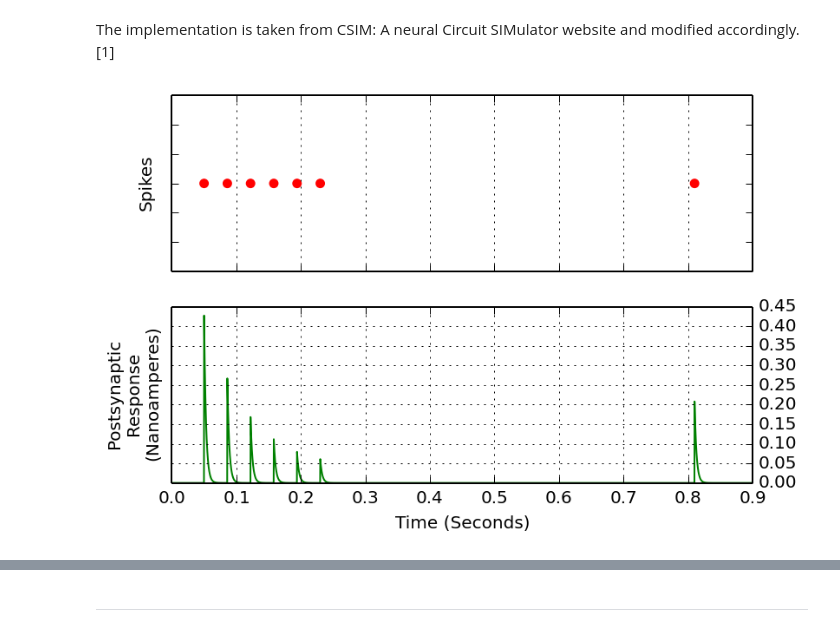
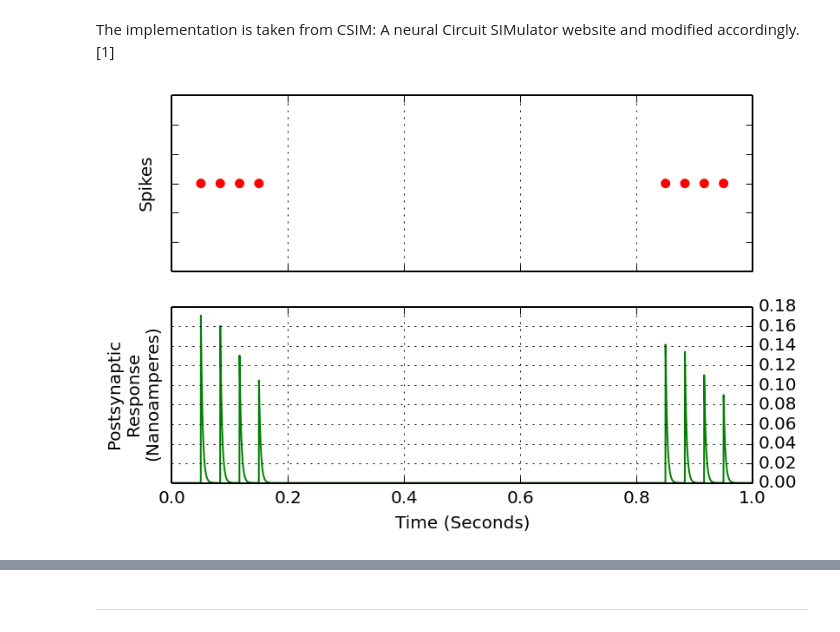
Before and after one commit to ekaakurniawan/3nb, a Jupyter notebook: DynamicSpikingSynapse.ipynb, the cells around one changed output, grey strips where cells are left out. Drawn from its saved outputs; the diff is of its cells as text; code cells hidden in the pictures.

```diff
--- a/DynamicSpikingSynapse.ipynb
+++ b/DynamicSpikingSynapse.ipynb
@@ -182,31 +182,32 @@ class DynamicSpikingSynapse(SpikingSynapse):
         self.lastSpike = simulationTime
 # %%
 dt = 2e-4
-Tsim = 0.900
+Tsim = 1.0
 nSteps = int((Tsim / dt) + 0.5)
 
-spikes = [0.050, 0.086, 0.122, 0.158, 0.194, 0.230, \
-          0.810]
+spikes = np.hstack((np.linspace(0.05, 0.15, 4), \
+                    np.linspace(0.85, 0.95, 4)))
 hasFireds = np.array(nSteps * [0], dtype = int32)
 for spike in spikes:
     i = int((spike / dt) + 0.5)
     hasFireds[i] = 1
 
-s1 = DynamicSpikingSynapse(U = 0.4,
+s1 = DynamicSpikingSynapse(tau = 3e-3,
+                           U = 0.2,
                            D = 1.0,
-                           F = 0.01,
-                           u0 = 0.4,
-                           r0 = 1.0)
+                           F = 0.02,
+                           u0 = 0.2,
+                           r0 = 0.8)
 
 t = 0.0
 psrs = np.array(nSteps * [0.0], dtype = float32)
 for i in range(nSteps):
     t += dt
     s1.advance()
     if (hasFireds[i]):
         s1.preSpikeHit(t)
     psrs[i] = s1.psr
 
 plot_psrs(dt, spikes, psrs)
 # %% [output]
-[figure, old version]
+[figure, new version]
```
Also changed, not shown: parts of 2 cells of this notebook.
